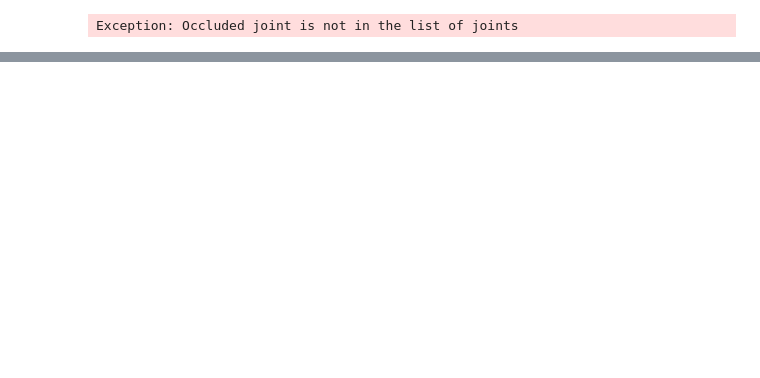
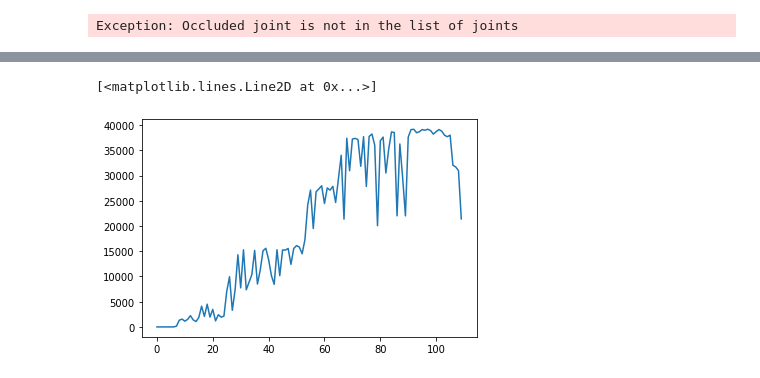
Before and after one commit to MehranTaghian/SAC_GCN, a Jupyter notebook: test.ipynb, the cells around one changed output, grey strips where cells are left out. Saved outputs shown, nothing was run; the diff lists cells and outputs as text; code cells hidden in the pictures; blank space fills up the shorter version.

```diff
--- a/test.ipynb
+++ b/test.ipynb
@@ -9,0 +42,5 @@ env.joint_list
+# %%
+plt.plot(data[:, 2])
+# %% [output]
+[<matplotlib.lines.Line2D at 0x...>]
+[figure, added]
```
Also changed, not shown: parts of 12 cells of this notebook, 2 other files.
